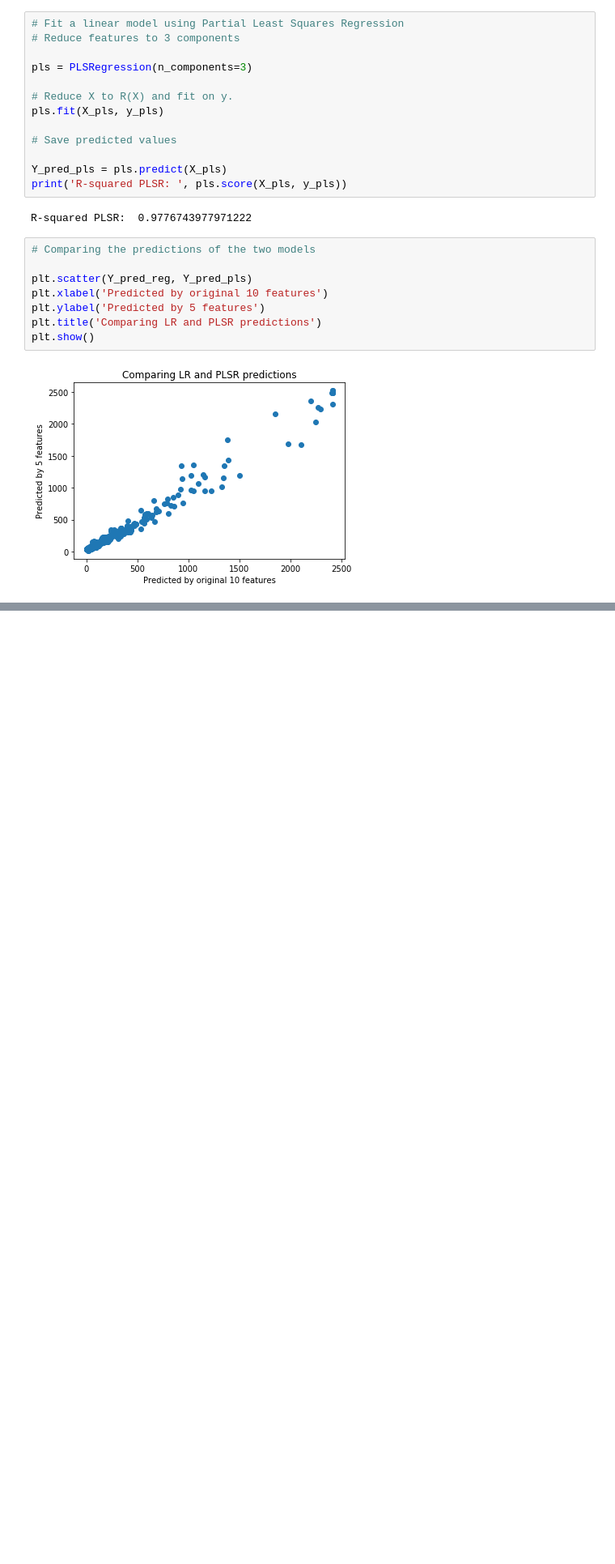
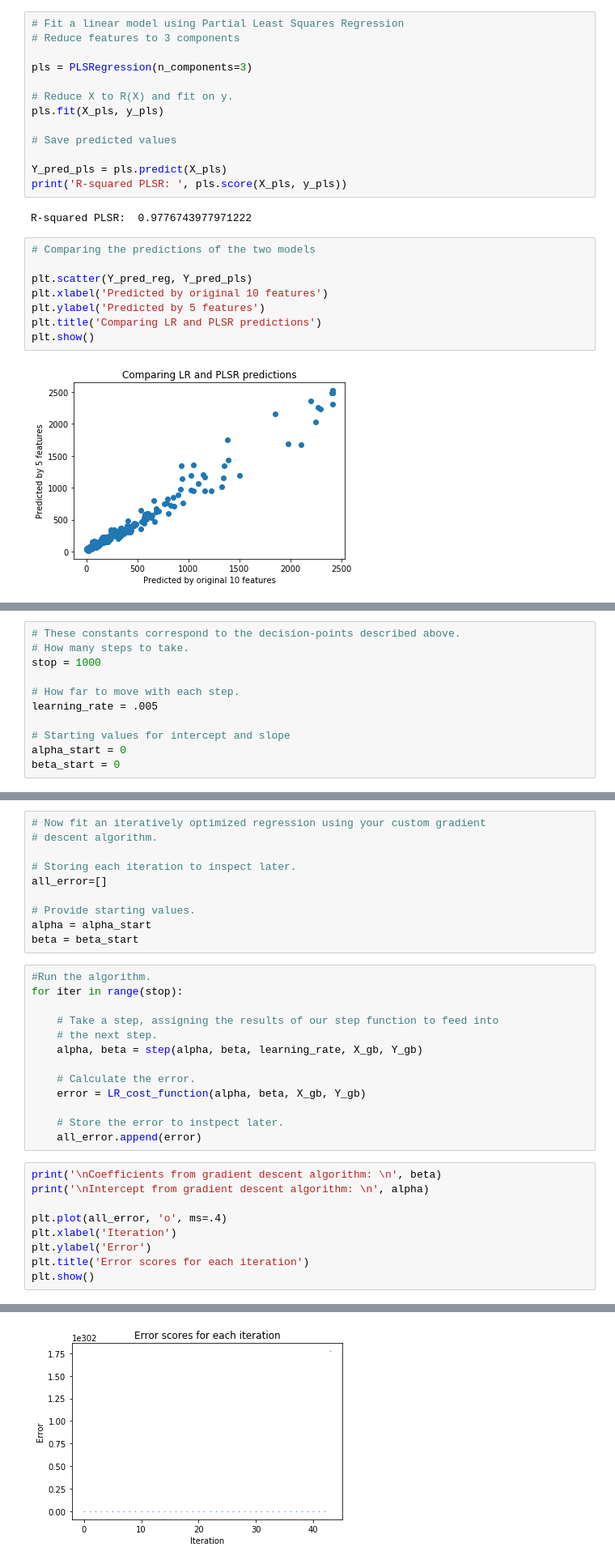
Before and after one commit to PriyankaBiswas/Data-Science, a Jupyter notebook: Unit2_SL/Regression/crime_supervised_models.ipynb, the cells around one changed output, grey strips where cells are left out. Shown at 81% size. Saved outputs shown, nothing was run; the diff lists cells and outputs as text; blank space fills up the shorter version.

Commit message:
adding gradient boosting

```diff
--- a/Unit2_SL/Regression/crime_supervised_models.ipynb
+++ b/Unit2_SL/Regression/crime_supervised_models.ipynb
@@ -709,0 +746,11 @@ plt.show()
+# %%
+# These constants correspond to the decision-points described above.
+# How many steps to take.
+stop = 1000
+
+# How far to move with each step.
+learning_rate = .005
+
+# Starting values for intercept and slope
+alpha_start = 0
+beta_start = 0
@@ -709,0 +795,33 @@ plt.show()
+# %%
+# Now fit an iteratively optimized regression using your custom gradient
+# descent algorithm.
+
+# Storing each iteration to inspect later.
+all_error=[]
+
+# Provide starting values.
+alpha = alpha_start
+beta = beta_start
+# %%
+#Run the algorithm.
+for iter in range(stop):
+
+    # Take a step, assigning the results of our step function to feed into
+    # the next step.
+    alpha, beta = step(alpha, beta, learning_rate, X_gb, Y_gb)
+
+    # Calculate the error.
+    error = LR_cost_function(alpha, beta, X_gb, Y_gb)
+
+    # Store the error to instpect later.
+    all_error.append(error)
+# %%
+print('\nCoefficients from gradient descent algorithm: \n', beta)
+print('\nIntercept from gradient descent algorithm: \n', alpha)
+
+plt.plot(all_error, 'o', ms=.4)
+plt.xlabel('Iteration')
+plt.ylabel('Error')
+plt.title('Error scores for each iteration')
+plt.show()
+# %% [output]
@@ -709,0 +833 @@ plt.show()
+[figure, added]
```
Also changed, not shown: parts of 9 cells of this notebook.
